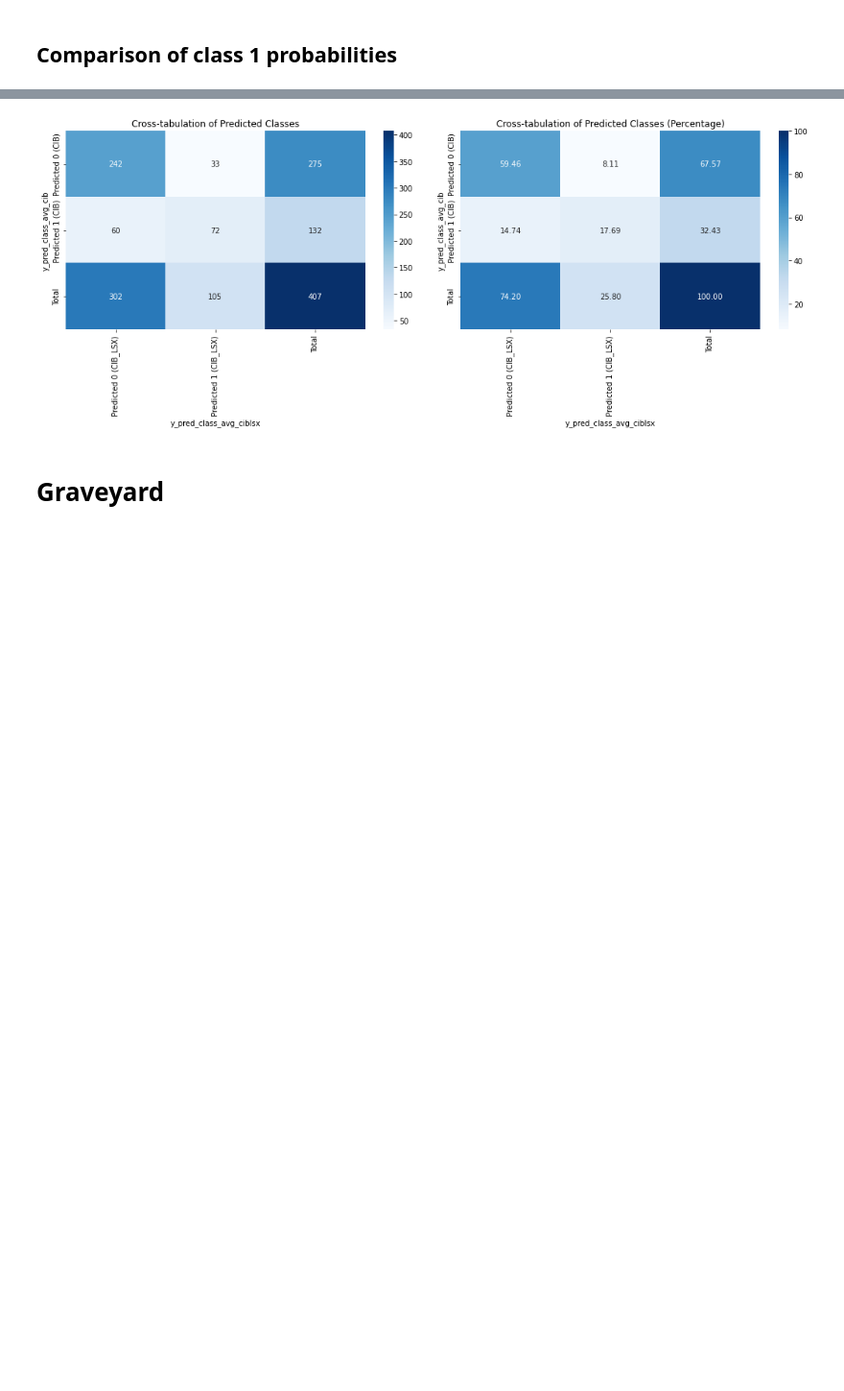
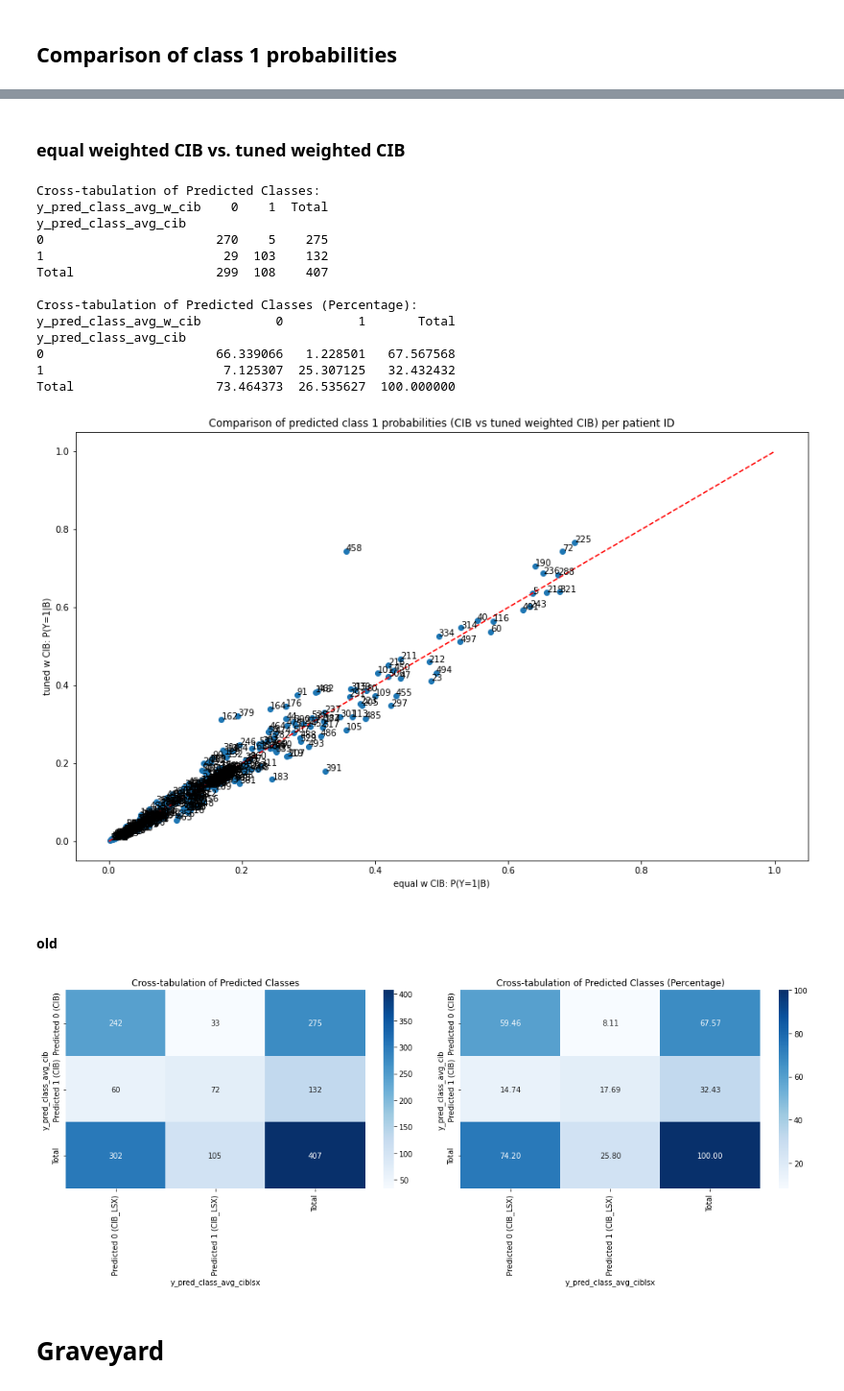
Before and after one commit to Mauwrice/explainable_AI, a Jupyter notebook: res_comparison.ipynb, the cells around one changed output, grey strips where cells are left out. Shown at 96% size. Cells and saved outputs as stored; diff of their text form; code cells hidden in the pictures; blank space fills up the shorter version.

```diff
--- a/res_comparison.ipynb
+++ b/res_comparison.ipynb
@@ -85,3 +155,51 @@ Total                    74.201474  25.798526  100.000000
+# %% [markdown]
+### equal weighted CIB vs. tuned weighted CIB
+# %%
+# Increase the figure size
+plt.figure(figsize=(15, 9))
+
+# Scatter plot
+plt.scatter(merged_df['y_pred_trafo_avg_cib'], merged_df['y_pred_trafo_avg_w_cib'], label='CIB vs Tuned CIB', marker='o')
+
+# Add the 90-degree line in red
+plt.plot([0, 1], [0, 1], color='red', linestyle='--')
+
+plt.title('Comparison of predicted class 1 probabilities (CIB vs tuned weighted CIB) per patient ID')
+plt.xlabel('equal w CIB: P(Y=1|B)')
+plt.ylabel('tuned w CIB: P(Y=1|B)')
+
+# Add patient IDs to the points
+for i, txt in enumerate(merged_df['p_id']):
+    plt.annotate(txt, (merged_df['y_pred_trafo_avg_cib'][i], merged_df['y_pred_trafo_avg_w_cib'][i]))
+
+# Erstellen der Kreuztabelle
+cross_tab = pd.crosstab(merged_df['y_pred_class_avg_cib'], merged_df['y_pred_class_avg_w_cib'], margins=True, margins_name="Total")
+
+# Prozentuale Anteile berechnen
+cross_tab_percent = cross_tab / cross_tab.loc["Total", "Total"] * 100
+
+# Ausgabe der Kreuztabelle
+print("Cross-tabulation of Predicted Classes:")
+print(cross_tab)
+print("\nCross-tabulation of Predicted Classes (Percentage):")
+print(cross_tab_percent)
+# %% [output]
+Cross-tabulation of Predicted Classes:
+y_pred_class_avg_w_cib    0    1  Total
+y_pred_class_avg_cib
+0                       270    5    275
+1                        29  103    132
+Total                   299  108    407
+
+Cross-tabulation of Predicted Classes (Percentage):
+y_pred_class_avg_w_cib          0          1       Total
+y_pred_class_avg_cib
+0                       66.339066   1.228501   67.567568
+1                        7.125307  25.307125   32.432432
+Total                   73.464373  26.535627  100.000000
+[figure, added]
+# %% [markdown]
+#### old
 # %%
 # Create a cross-tabulation
 cross_tab = pd.crosstab(merged_df['y_pred_class_avg_cib'], merged_df['y_pred_class_avg_ciblsx'], margins=True, margins_name="Total")
```
Also changed, not shown: parts of 10 cells of this notebook.
